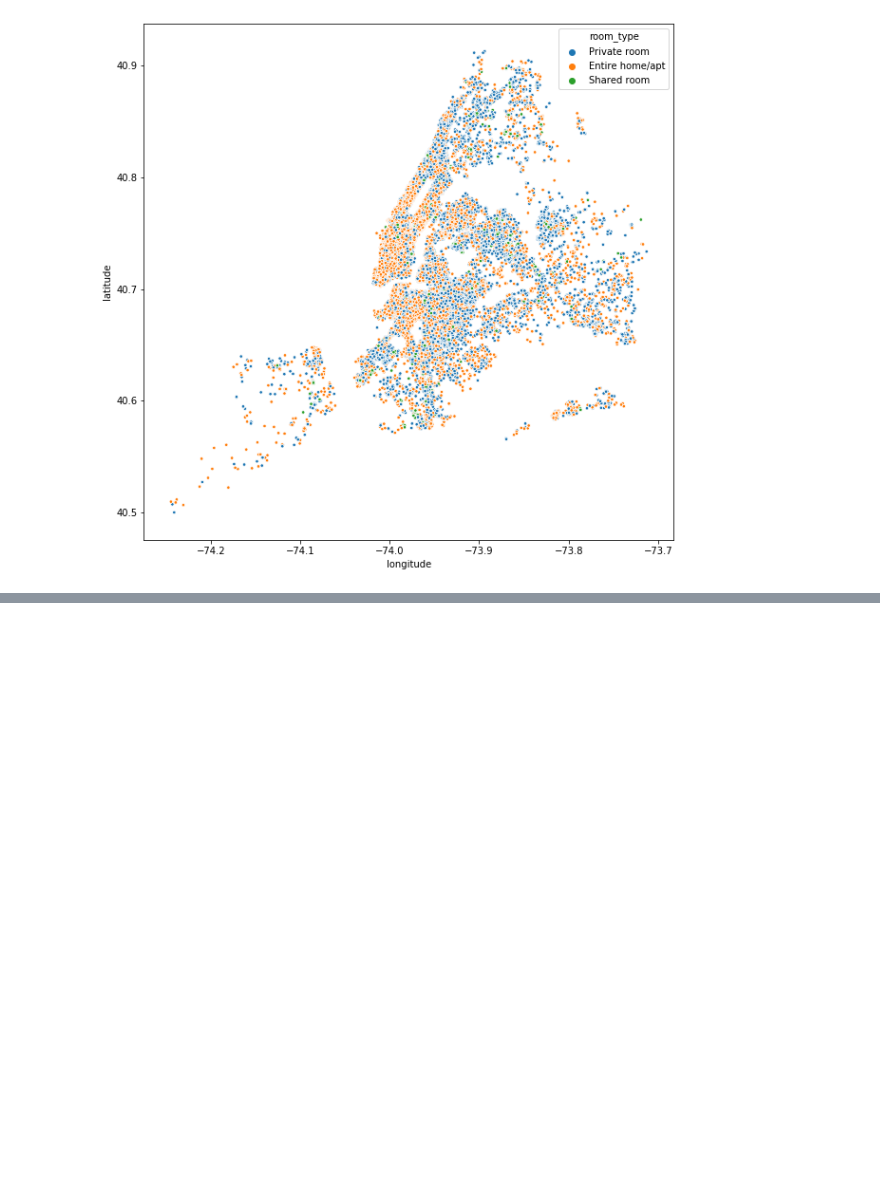
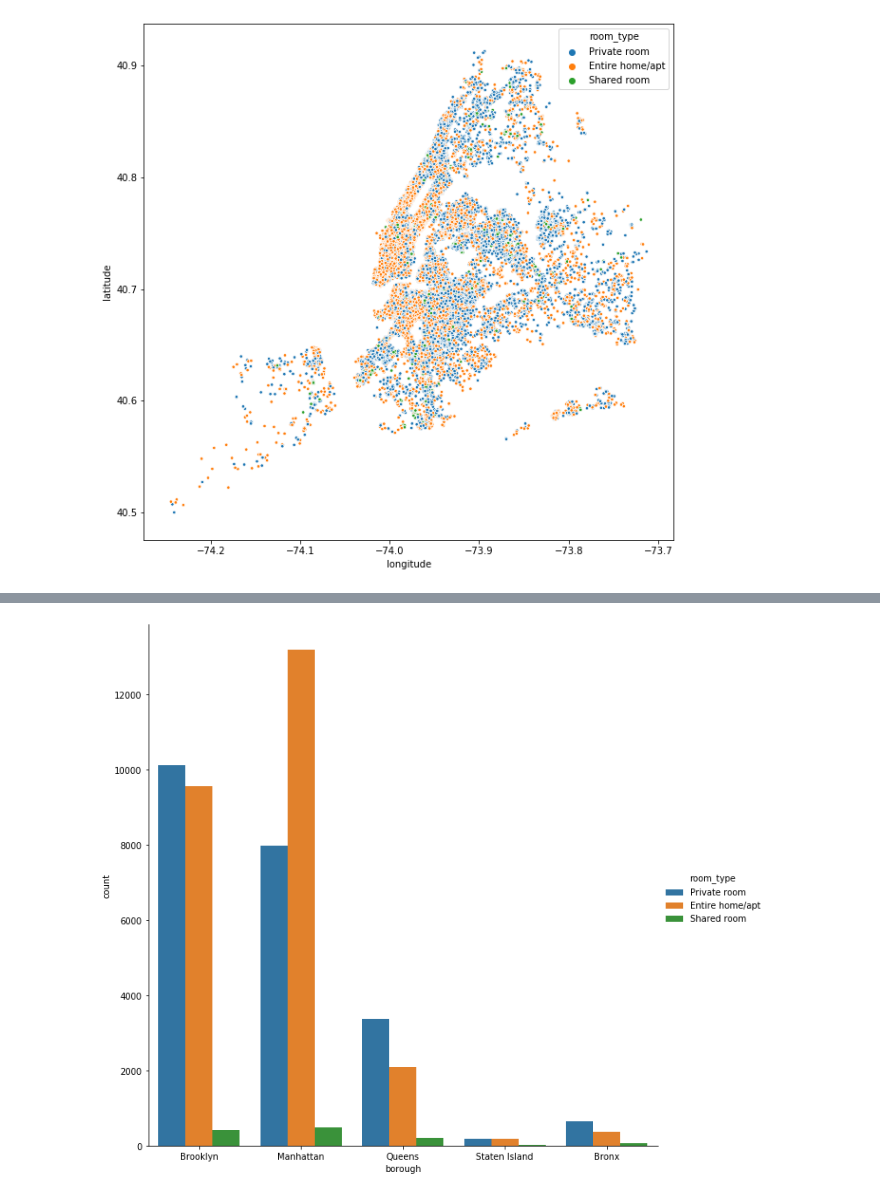
Before and after one commit to rselent/this_was_a_test, a Jupyter notebook: build1_Airbnb_in_nyc.ipynb, the cells around one changed output, grey strips where cells are left out. Saved outputs shown, nothing was run; the diff lists cells and outputs as text; code cells hidden in the pictures; blank space fills up the shorter version.

```diff
--- a/build1_Airbnb_in_nyc.ipynb
+++ b/build1_Airbnb_in_nyc.ipynb
@@ -110,2 +161,7 @@ sns.scatterplot( x= 'longitude', y= 'latitude', data= df, hue= 'room_type', s= 1
+# %%
+sns.catplot( x= 'borough',  hue= 'room_type', data=df,
+                height= 9, kind= 'count');
+# %% [output]
+[figure, added]
 # %%
 import matplotlib.image as mpimg
```
Also changed, not shown: parts of 12 cells of this notebook.
